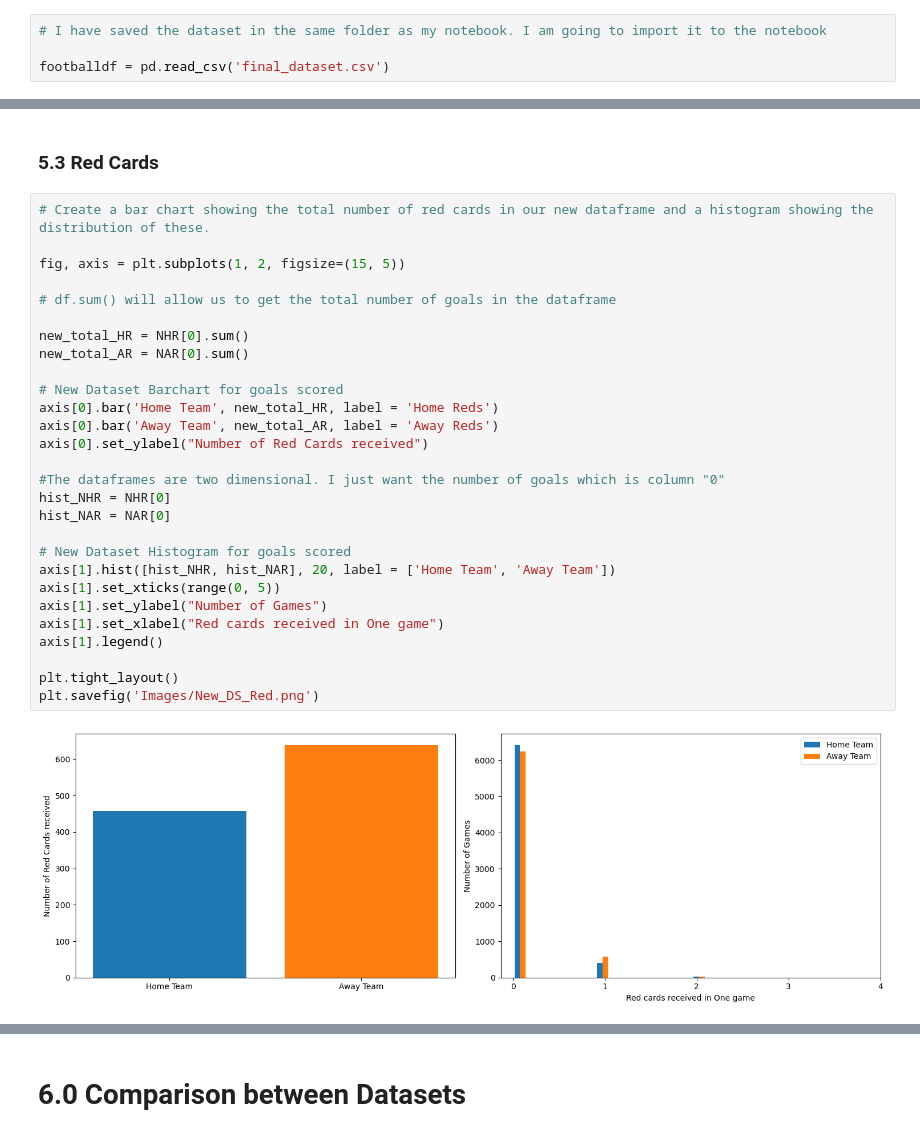
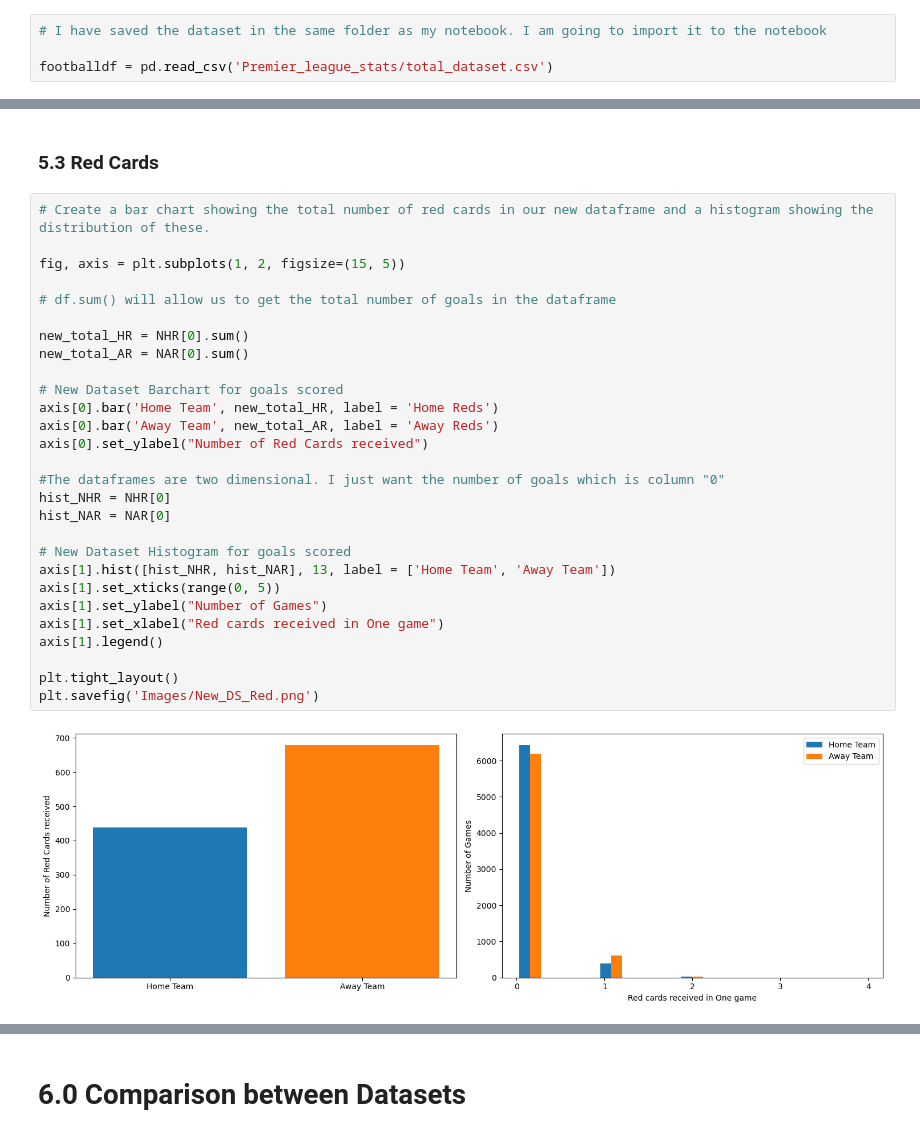
Before and after one commit to Kevin002023/PFDA-Assignment, a Jupyter notebook: PFDA -Assignment.ipynb, the cells around one changed output, grey strips where cells are left out. Drawn from its saved outputs; the diff is of its cells as text.

```diff
--- a/PFDA -Assignment.ipynb
+++ b/PFDA -Assignment.ipynb
@@ -58,7 +60,7 @@ from IPython.display import Markdown as md
 # %%
 # I have saved the dataset in the same folder as my notebook. I am going to import it to the notebook
 
-footballdf = pd.read_csv('final_dataset.csv')
+footballdf = pd.read_csv('Premier_league_stats/total_dataset.csv')
 # %%
 #Going to review the dataset to see it is what is expected
 footballdf.head()
@@ -631,33 +639,33 @@ While the Variance is 1.7048968164183878
 # %%
 # Create a bar chart showing the total number of red cards in our new dataframe and a histogram showing the distribution of these.
 
 fig, axis = plt.subplots(1, 2, figsize=(15, 5))
 
 # df.sum() will allow us to get the total number of goals in the dataframe
 
 new_total_HR = NHR[0].sum()
 new_total_AR = NAR[0].sum()
 
 # New Dataset Barchart for goals scored
 axis[0].bar('Home Team', new_total_HR, label = 'Home Reds')
 axis[0].bar('Away Team', new_total_AR, label = 'Away Reds')
 axis[0].set_ylabel("Number of Red Cards received")
 
 #The dataframes are two dimensional. I just want the number of goals which is column "0"
 hist_NHR = NHR[0]
 hist_NAR = NAR[0]
 
 # New Dataset Histogram for goals scored
-axis[1].hist([hist_NHR, hist_NAR], 20, label = ['Home Team', 'Away Team'])
+axis[1].hist([hist_NHR, hist_NAR], 13, label = ['Home Team', 'Away Team'])
 axis[1].set_xticks(range(0, 5))
 axis[1].set_ylabel("Number of Games")
 axis[1].set_xlabel("Red cards received in One game")
 axis[1].legend()
 
 plt.tight_layout()
 plt.savefig('Images/New_DS_Red.png')
 # %% [output]
-[figure, old version]
+[figure, new version]
 # %%
 #Calculate the percentage of all red cards awarded to the home team
 
```
Also changed, not shown: parts of 32 cells of this notebook, 12 other files.
